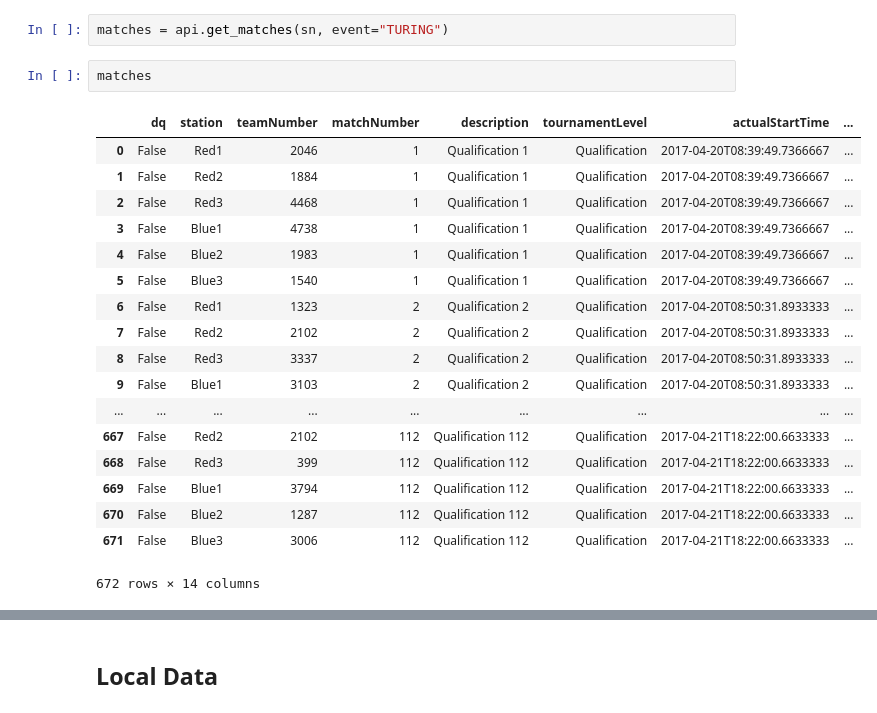
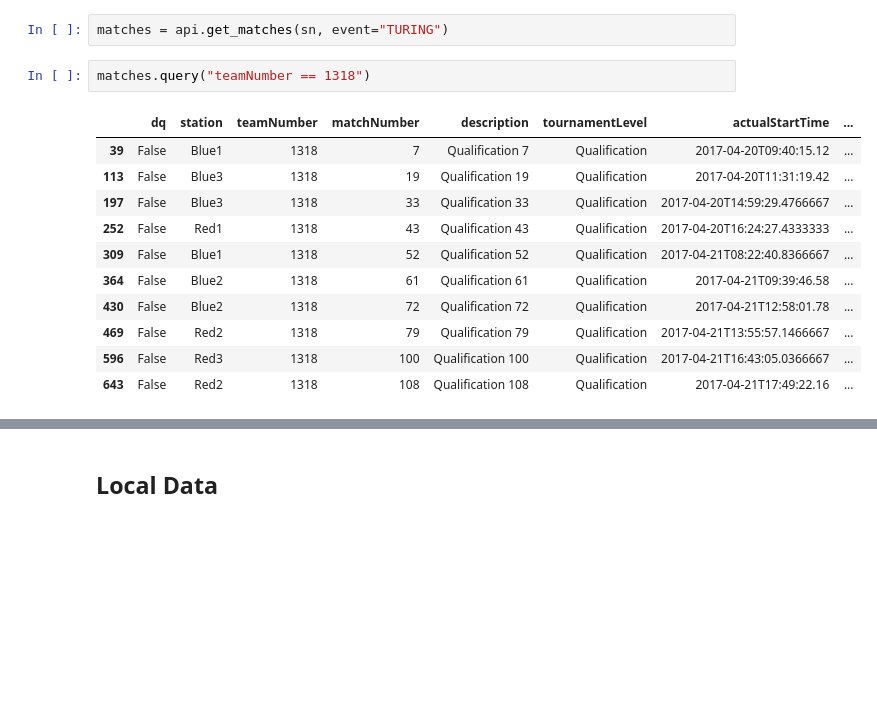
Before and after one commit to irwinsnet-old/fapy, a Jupyter notebook: firstApiPy_test_2.ipynb, the cells around one changed output, grey strips where cells are left out. Cells and saved outputs as stored; diff of their text form; blank space fills up the shorter version.

```diff
--- a/firstApiPy_test_2.ipynb
+++ b/firstApiPy_test_2.ipynb
@@ -114,24 +114,17 @@ hyb2
 ### Matches
 # %%
 matches = api.get_matches(sn, event="TURING")
-# %%
-matches
-# %% [output]
-|  | dq | station | teamNumber | matchNumber | description | tournamentLevel | actualStartTime | ... |
-| 0 | False | Red1 | 2046 | 1 | Qualification 1 | Qualification | 2017-04-20T08:39:49.7366667 | ... |
-| 1 | False | Red2 | 1884 | 1 | Qualification 1 | Qualification | 2017-04-20T08:39:49.7366667 | ... |
-| 2 | False | Red3 | 4468 | 1 | Qualification 1 | Qualification | 2017-04-20T08:39:49.7366667 | ... |
-| 3 | False | Blue1 | 4738 | 1 | Qualification 1 | Qualification | 2017-04-20T08:39:49.7366667 | ... |
-| 4 | False | Blue2 | 1983 | 1 | Qualification 1 | Qualification | 2017-04-20T08:39:49.7366667 | ... |
-| 5 | False | Blue3 | 1540 | 1 | Qualification 1 | Qualification | 2017-04-20T08:39:49.7366667 | ... |
-| 6 | False | Red1 | 1323 | 2 | Qualification 2 | Qualification | 2017-04-20T08:50:31.8933333 | ... |
-| 7 | False | Red2 | 2102 | 2 | Qualification 2 | Qualification | 2017-04-20T08:50:31.8933333 | ... |
-| 8 | False | Red3 | 3337 | 2 | Qualification 2 | Qualification | 2017-04-20T08:50:31.8933333 | ... |
-| 9 | False | Blue1 | 3103 | 2 | Qualification 2 | Qualification | 2017-04-20T08:50:31.8933333 | ... |
-| ... | ... | ... | ... | ... | ... | ... | ... | ... |
-| 667 | False | Red2 | 2102 | 112 | Qualification 112 | Qualification | 2017-04-21T18:22:00.6633333 | ... |
-| 668 | False | Red3 | 399 | 112 | Qualification 112 | Qualification | 2017-04-21T18:22:00.6633333 | ... |
-| 669 | False | Blue1 | 3794 | 112 | Qualification 112 | Qualification | 2017-04-21T18:22:00.6633333 | ... |
-| 670 | False | Blue2 | 1287 | 112 | Qualification 112 | Qualification | 2017-04-21T18:22:00.6633333 | ... |
-| 671 | False | Blue3 | 3006 | 112 | Qualification 112 | Qualification | 2017-04-21T18:22:00.6633333 | ... |
-672 rows × 14 columns
+# %%
+matches.query("teamNumber == 1318")
+# %% [output]
+|  | dq | station | teamNumber | matchNumber | description | tournamentLevel | actualStartTime | ... |
+| 39 | False | Blue1 | 1318 | 7 | Qualification 7 | Qualification | 2017-04-20T09:40:15.12 | ... |
+| 113 | False | Blue3 | 1318 | 19 | Qualification 19 | Qualification | 2017-04-20T11:31:19.42 | ... |
+| 197 | False | Blue3 | 1318 | 33 | Qualification 33 | Qualification | 2017-04-20T14:59:29.4766667 | ... |
+| 252 | False | Red1 | 1318 | 43 | Qualification 43 | Qualification | 2017-04-20T16:24:27.4333333 | ... |
+| 309 | False | Blue1 | 1318 | 52 | Qualification 52 | Qualification | 2017-04-21T08:22:40.8366667 | ... |
+| 364 | False | Blue2 | 1318 | 61 | Qualification 61 | Qualification | 2017-04-21T09:39:46.58 | ... |
+| 430 | False | Blue2 | 1318 | 72 | Qualification 72 | Qualification | 2017-04-21T12:58:01.78 | ... |
+| 469 | False | Red2 | 1318 | 79 | Qualification 79 | Qualification | 2017-04-21T13:55:57.1466667 | ... |
+| 596 | False | Red3 | 1318 | 100 | Qualification 100 | Qualification | 2017-04-21T16:43:05.0366667 | ... |
+| 643 | False | Red2 | 1318 | 108 | Qualification 108 | Qualification | 2017-04-21T17:49:22.16 | ... |
```
Also changed, not shown: parts of 3 cells of this notebook, 4 other files.
